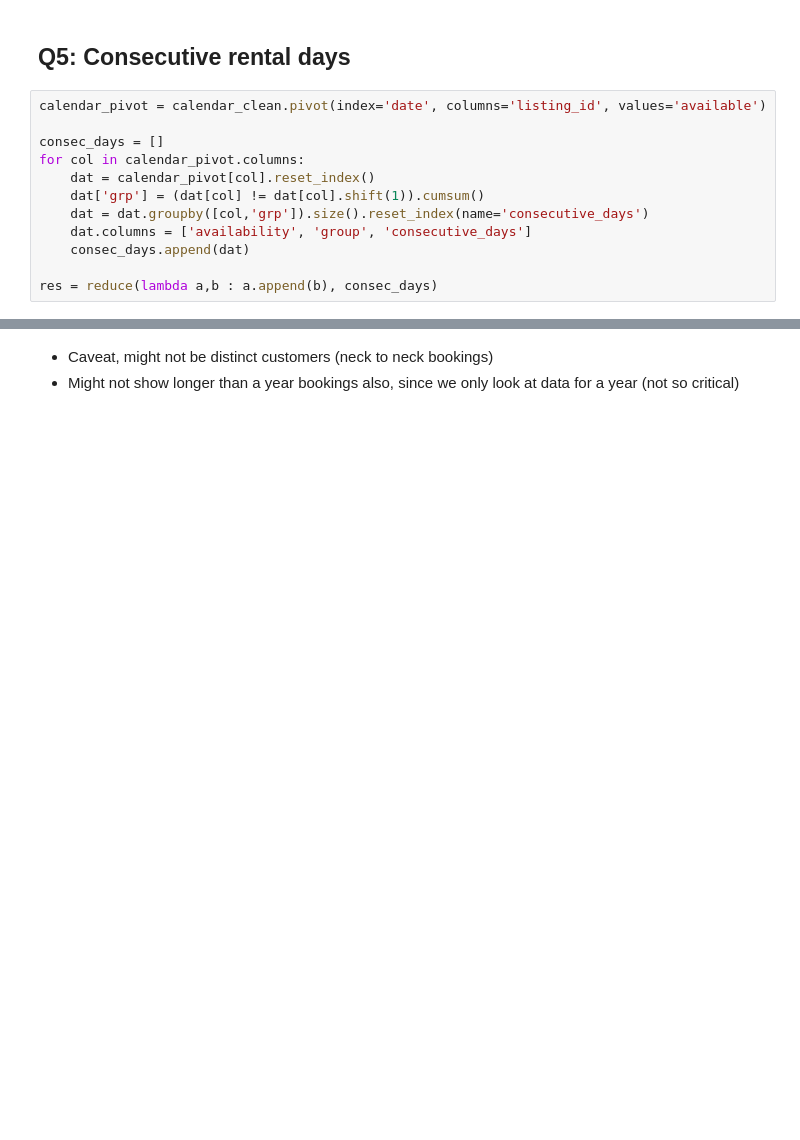
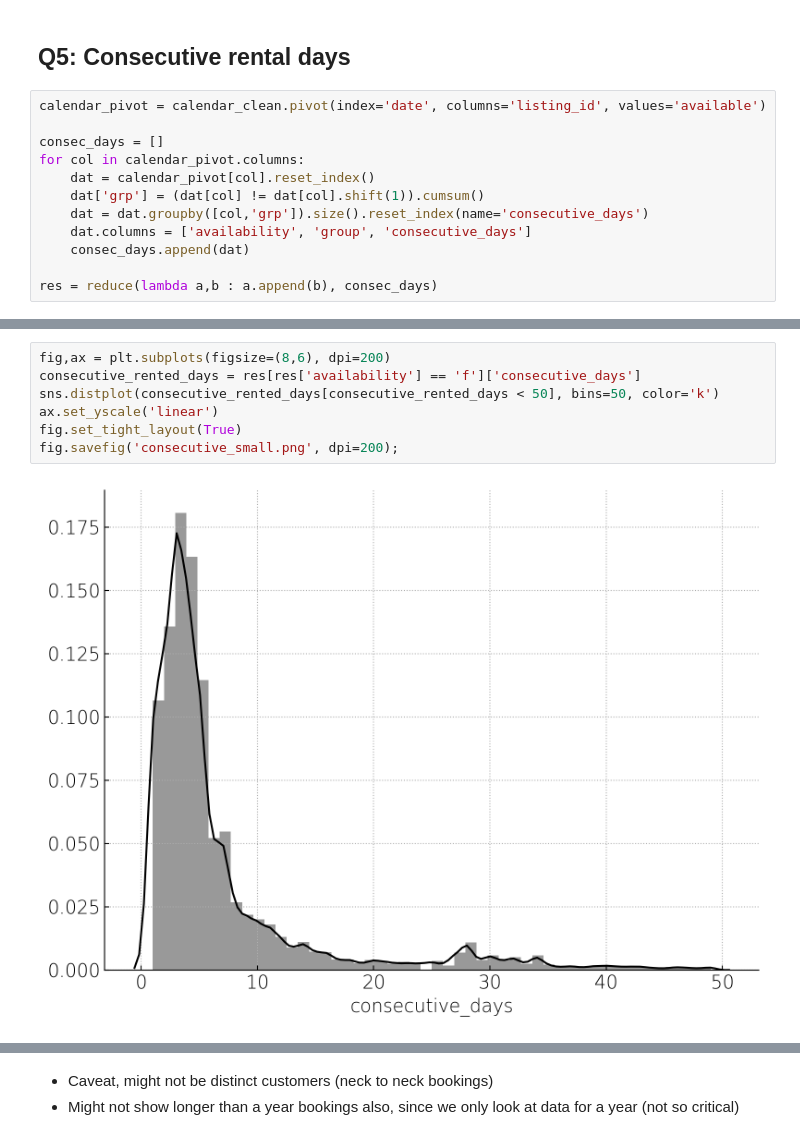
Before and after one commit to jiekebo/udacity_data_science_blog_post, a Jupyter notebook: notebook/Seattle Airbnb Data Analysis.ipynb, the cells around one changed output, grey strips where cells are left out. Drawn from its saved outputs; the diff is of its cells as text; blank space fills up the shorter version.

```diff
--- a/notebook/Seattle Airbnb Data Analysis.ipynb
+++ b/notebook/Seattle Airbnb Data Analysis.ipynb
@@ -310,0 +383,9 @@ ax.set_yscale('linear');
+# %%
+fig,ax = plt.subplots(figsize=(8,6), dpi=200)
+consecutive_rented_days = res[res['availability'] == 'f']['consecutive_days']
+sns.distplot(consecutive_rented_days[consecutive_rented_days < 50], bins=50, color='k')
+ax.set_yscale('linear')
+fig.set_tight_layout(True)
+fig.savefig('consecutive_small.png', dpi=200);
+# %% [output]
+[figure, added]
```
Also changed, not shown: parts of 42 cells of this notebook, 10 other files.
